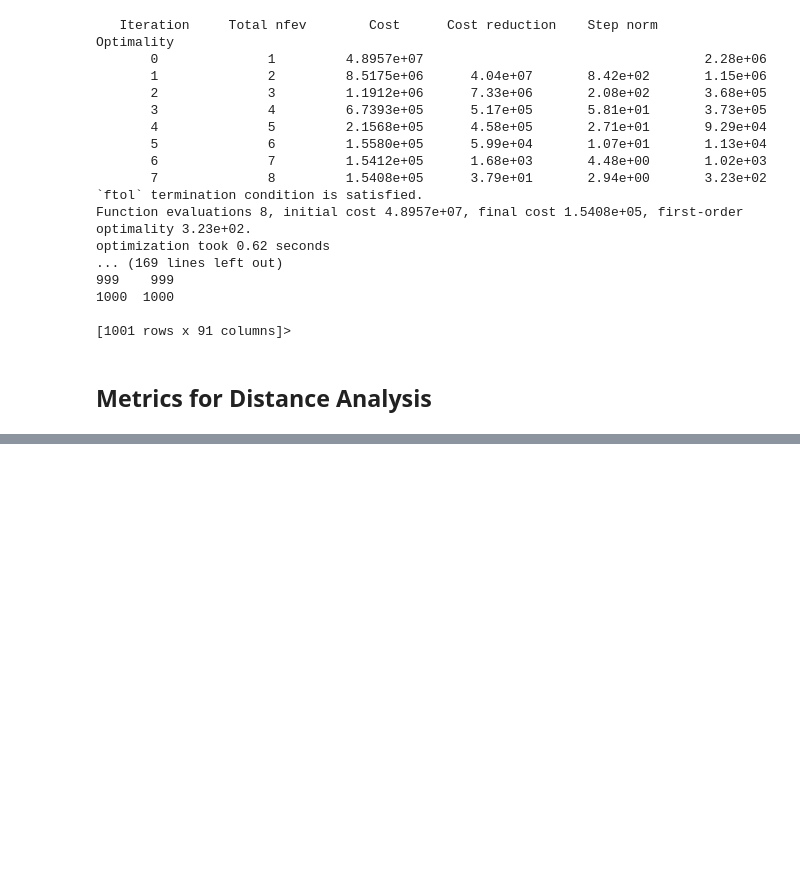
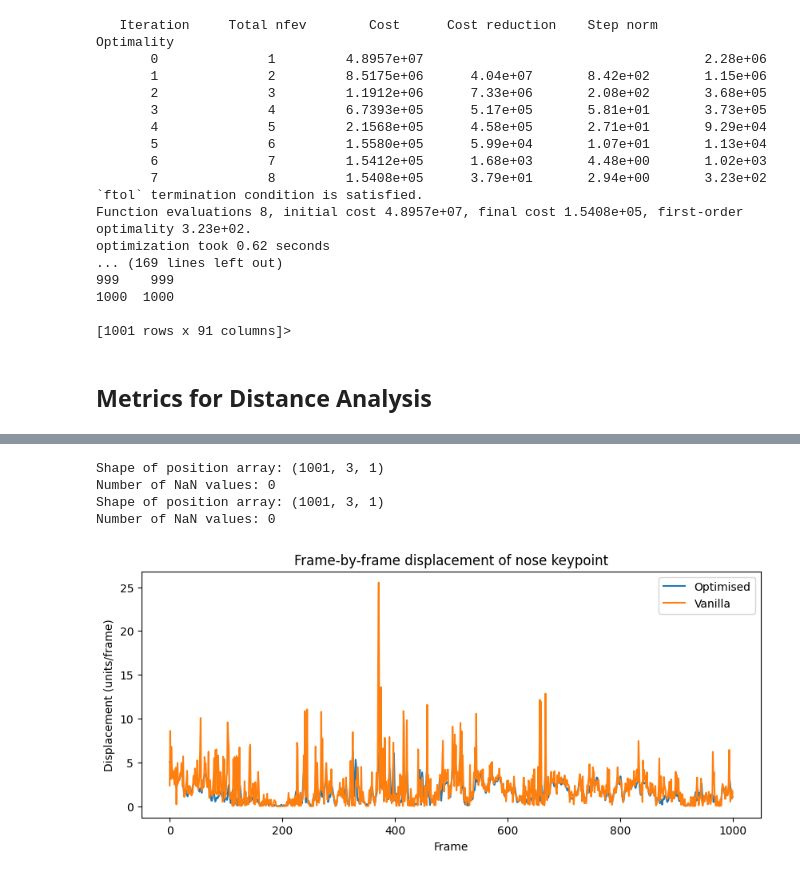
Before and after one commit to iurillilab/3d-setup, a Jupyter notebook: notebooks/filtering.ipynb, the cells around one changed output, grey strips where cells are left out. Saved outputs shown, nothing was run; the diff lists cells and outputs as text; code cells hidden in the pictures; blank space fills up the shorter version.

```diff
--- a/notebooks/filtering.ipynb
+++ b/notebooks/filtering.ipynb
@@ -457,0 +360,64 @@ coefficient_of_variation: 0.36
+# %%
+def analyze_keypoint_movement(ds, keypoint, verbose=True):
+    """
+    Calculate frame-by-frame movement (displacement) of a single keypoint
+
+    Parameters:
+    -----------
+    ds : xarray.Dataset
+        Dataset containing position data
+    keypoint : str
+        Name of the keypoint to analyze
+    verbose : bool
+        Whether to print additional information
+
+    Returns:
+    --------
+    displacements : numpy.ndarray
+        Array of frame-by-frame displacements
+    stats : dict
+        Dictionary containing movement statistics
+    """
+    # Extract 3D positions for the keypoint
+    positions = ds.position.sel(keypoints=keypoint).values
+
+    if verbose:
+        print(f"Shape of position array: {positions.shape}")
+        print(f"Number of NaN values: {np.isnan(positions).sum()}")
+
+    # Calculate displacement between consecutive frames
+    displacements = np.sqrt(np.sum((positions[1:] - positions[:-1])**2, axis=1))
+
+    # Calculate statistics
+    stats = {
+        'mean_displacement': np.nanmean(displacements),
+        'std_displacement': np.nanstd(displacements),
+        'min_displacement': np.nanmin(displacements),
+        'max_displacement': np.nanmax(displacements),
+        'total_distance': np.nansum(displacements),
+        'valid_frames': np.sum(~np.isnan(displacements)),
+        'total_frames': len(displacements)
+    }
+
+    return displacements, stats
+
+# Example usage:
+# Compare movement of 'nose' between vanilla and optimized triangulation
+vanilla_displacements, vanilla_stats = analyze_keypoint_movement(mcc_triangulated_ds, 'tailbase')
+optimized_displacements, optimized_stats = analyze_keypoint_movement(anipose_triangulated_ds_optim, 'tailbase')
+
+# Plot comparison
+plt.figure(figsize=(10, 4))
+plt.plot(optimized_displacements, label='Optimised')
+plt.plot(vanilla_displacements, label='Vanilla')
+plt.title('Frame-by-frame displacement of nose keypoint')
+plt.legend()
+plt.xlabel('Frame')
+plt.ylabel('Displacement (units/frame)')
+plt.show()
+# %% [output]
+Shape of position array: (1001, 3, 1)
+Number of NaN values: 0
+Shape of position array: (1001, 3, 1)
+Number of NaN values: 0
+[figure, added]
```
Also changed, not shown: parts of 9 cells of this notebook, 2 other files.
